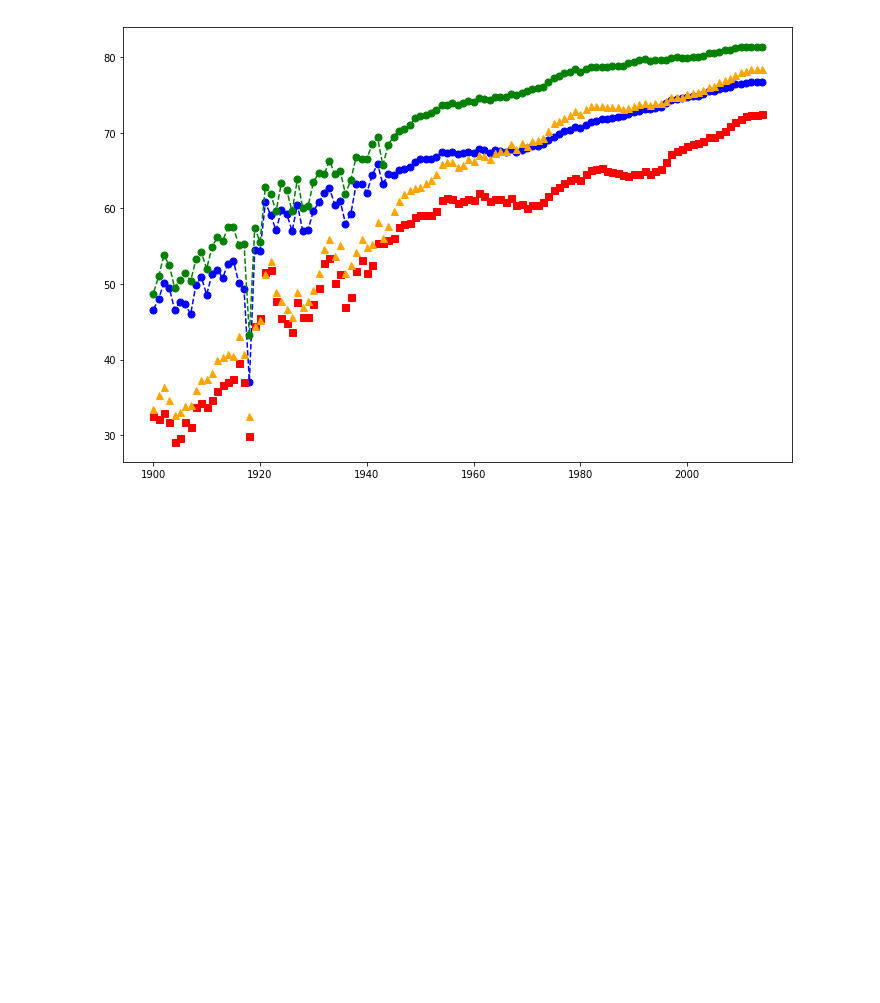
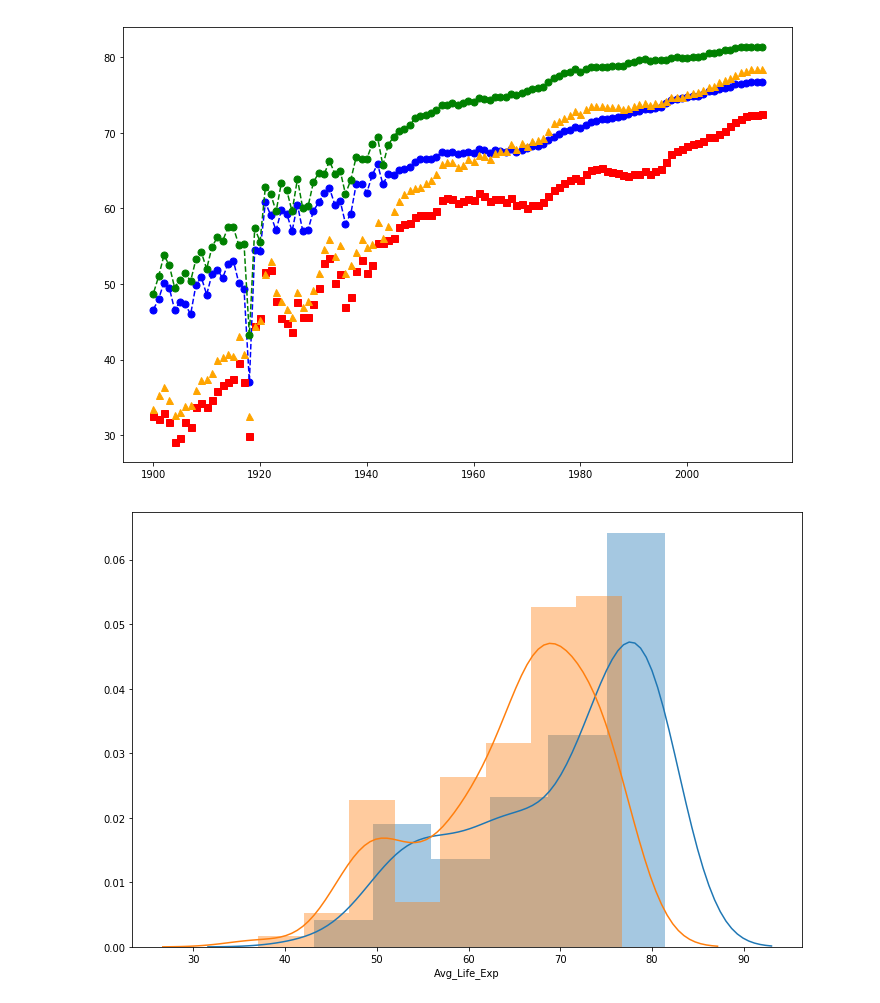
Before and after one commit to DataScienceSp/creations, a Jupyter notebook: Life Expectancy Analysis.ipynb, the cells around one changed output. Cells and saved outputs as stored; diff of their text form; code cells hidden in the pictures; blank space fills up the shorter version.

```diff
--- a/Life Expectancy Analysis.ipynb
+++ b/Life Expectancy Analysis.ipynb
@@ -81,3 +107,8 @@ plt.plot(df_black_female['Avg_Life_Exp'], c='Orange', ms=7, ls='', marker='^')
 # %% [output]
 [<matplotlib.lines.Line2D at 0x...>]
 [figure]
+# %%
+vis1 = sns.distplot(df_white_female['Avg_Life_Exp'])
+vis2 = sns.distplot(df_white_male['Avg_Life_Exp'])
+# %% [output]
+[figure, added]
```
Also changed, not shown: parts of 11 cells of this notebook.
